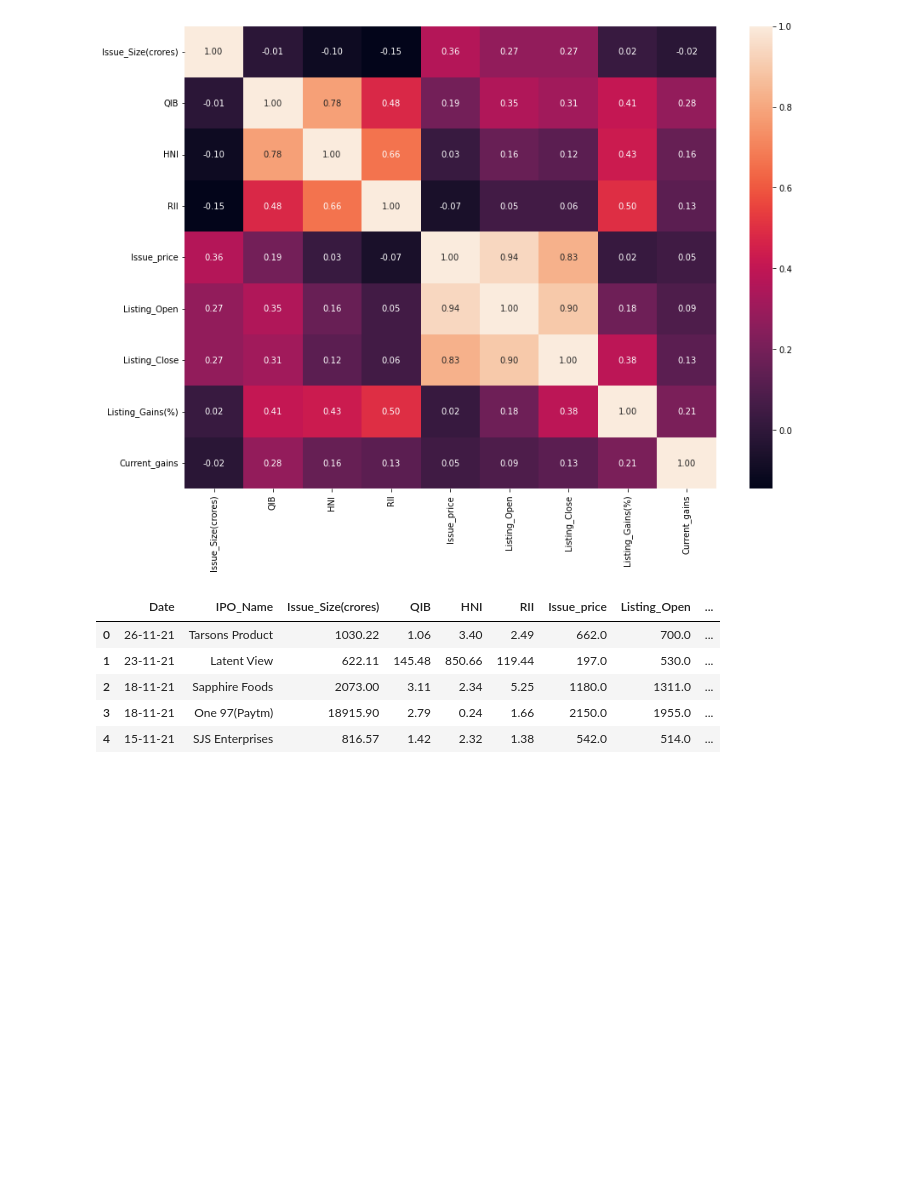
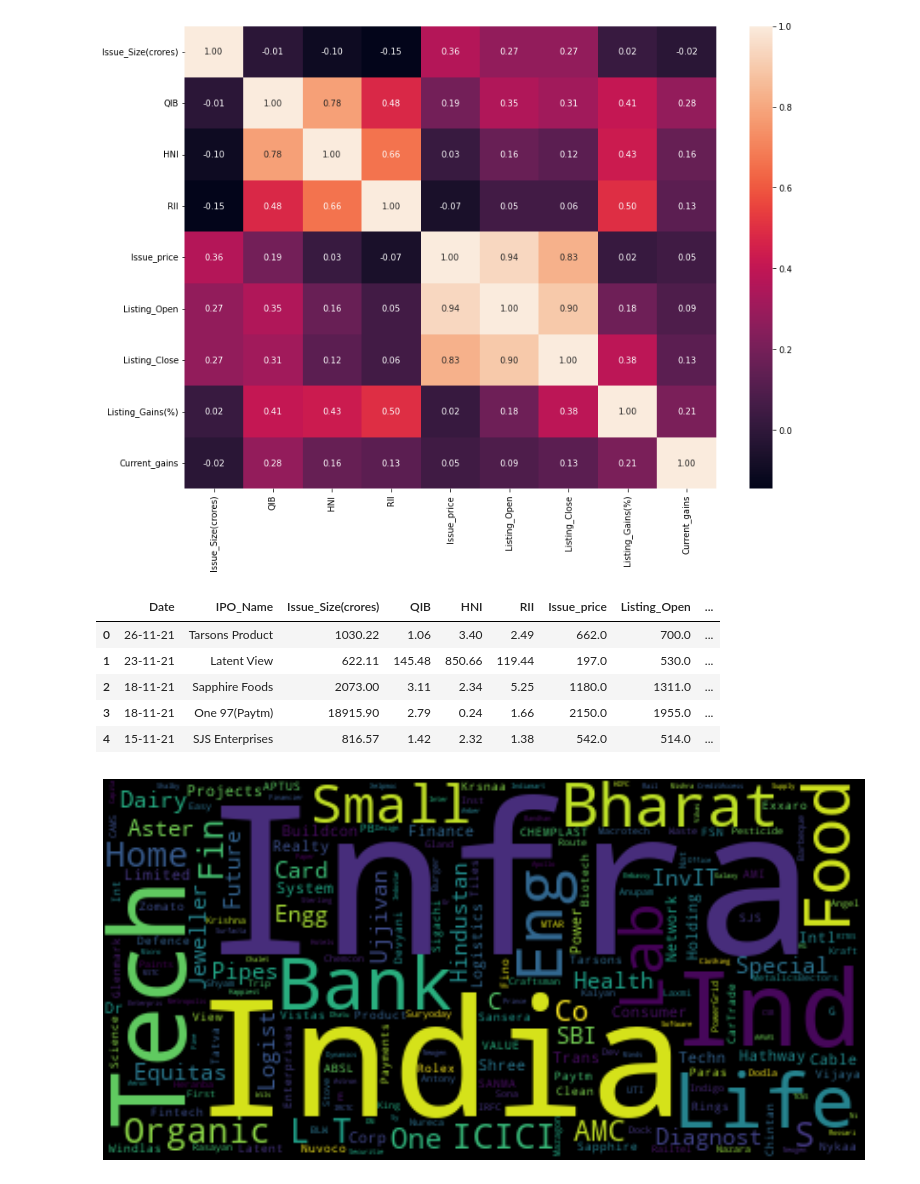
Before and after one commit to shubhankar-rai/indian-stock-ipo-data-analysis, a Jupyter notebook: main.ipynb, the cells around one changed output. Cells and saved outputs as stored; diff of their text form; code cells hidden in the pictures; blank space fills up the shorter version.

Commit message:
word cloud

```diff
--- a/main.ipynb
+++ b/main.ipynb
@@ -98,3 +98,16 @@ fig1.show()
 
 fig2 = px.pie(df, names="month")
 fig2.show()
+# %%
+# WordCloud
+
+from wordcloud import WordCloud
+
+wordCloud = WordCloud().generate(' '.join(df.IPO_Name))
+
+plt.figure(figsize=(15,7))
+plt.axis("off")
+plt.imshow(wordCloud, interpolation="bilinear")
+plt.show()
+# %% [output]
+[figure, added]
```
